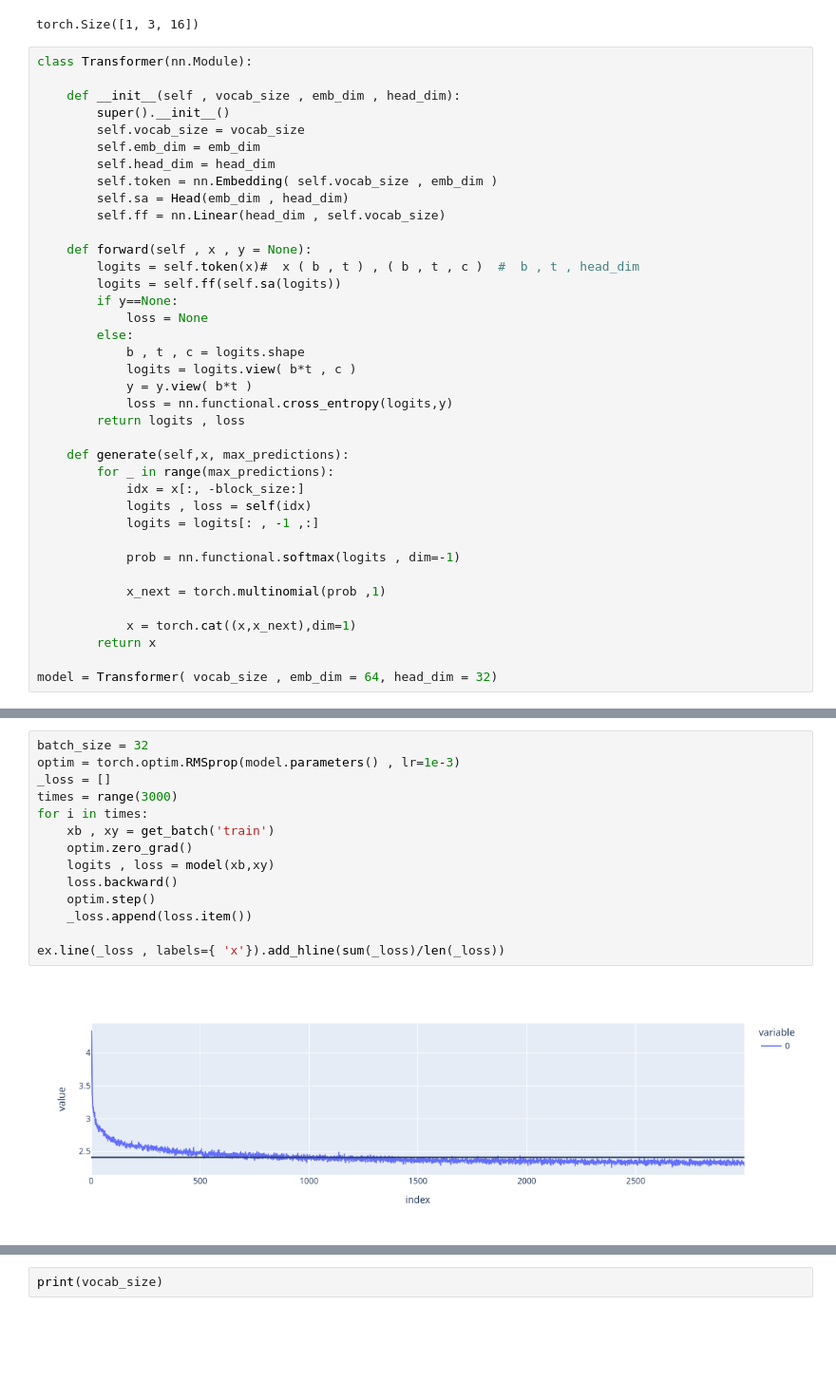
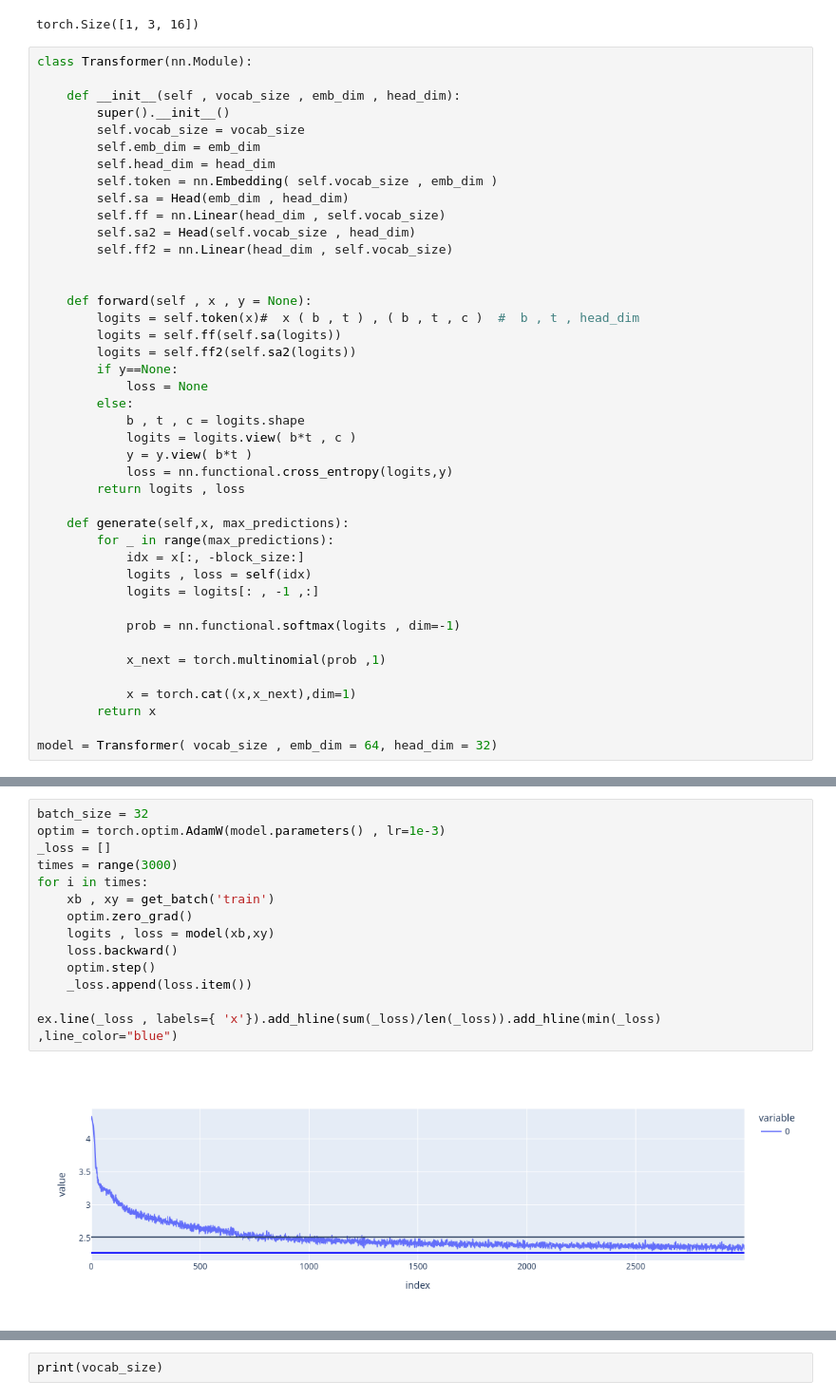
Before and after one commit to 0x1F8F/simple-llm, a Jupyter notebook: train.ipynb, the cells around one changed output, grey strips where cells are left out. Shown at 95% size. Drawn from its saved outputs; the diff is of its cells as text; blank space fills up the shorter version.

Commit message:
update model

```diff
--- a/train.ipynb
+++ b/train.ipynb
@@ -145,10 +147,14 @@ class Transformer(nn.Module):
         self.token = nn.Embedding( self.vocab_size , emb_dim )
         self.sa = Head(emb_dim , head_dim)
         self.ff = nn.Linear(head_dim , self.vocab_size)
+        self.sa2 = Head(self.vocab_size , head_dim)
+        self.ff2 = nn.Linear(head_dim , self.vocab_size)
+
 
     def forward(self , x , y = None):
         logits = self.token(x)#  x ( b , t ) , ( b , t , c )  #  b , t , head_dim
         logits = self.ff(self.sa(logits))
+        logits = self.ff2(self.sa2(logits))
         if y==None:
             loss = None
         else:
@@ -183,17 +185,17 @@ FHi6Yg0IGx7C£D)1YZkCO934o
 # %%
 batch_size = 32
-optim = torch.optim.RMSprop(model.parameters() , lr=1e-3)
+optim = torch.optim.AdamW(model.parameters() , lr=1e-3)
 _loss = []
 times = range(3000)
 for i in times:
     xb , xy = get_batch('train')
     optim.zero_grad()
     logits , loss = model(xb,xy)
     loss.backward()
     optim.step()
     _loss.append(loss.item())
 
-ex.line(_loss , labels={ 'x'}).add_hline(sum(_loss)/len(_loss))
+ex.line(_loss , labels={ 'x'}).add_hline(sum(_loss)/len(_loss)).add_hline(min(_loss) ,line_color="blue")
 # %% [output]
-[figure, old version]
+[figure, new version]
 # %%
```
Also changed, not shown: parts of 4 cells of this notebook, 1 other file.
